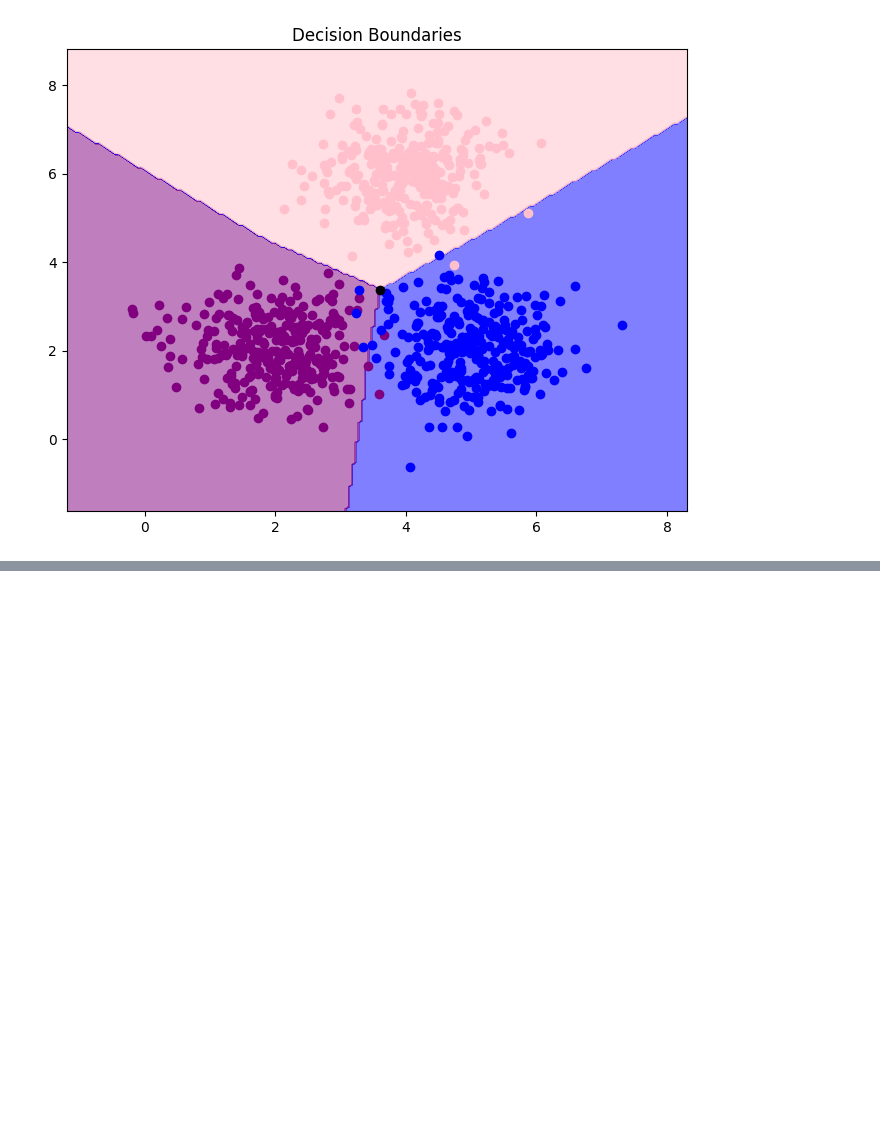
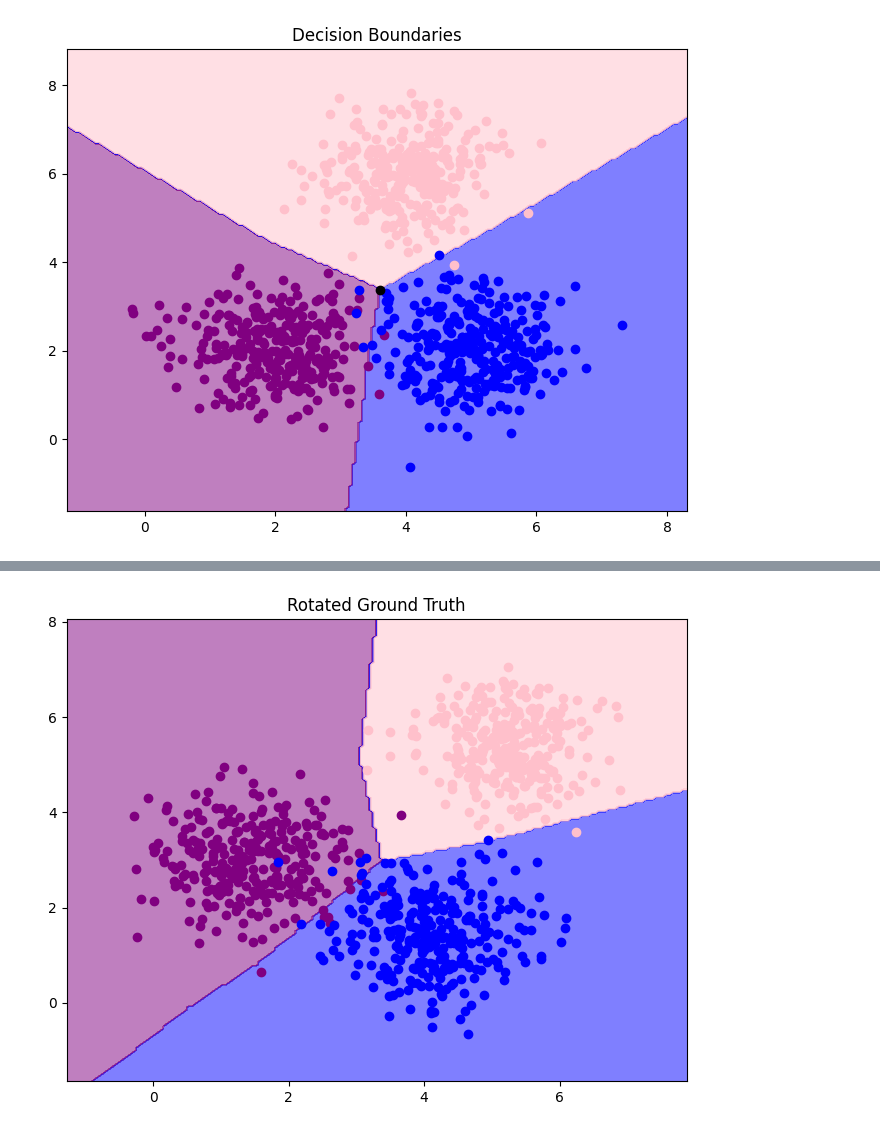
Before and after one commit to skylarqian/MLonlinemath, a Jupyter notebook: creatingweights.ipynb, the cells around one changed output, grey strips where cells are left out. Saved outputs shown, nothing was run; the diff lists cells and outputs as text; code cells hidden in the pictures; blank space fills up the shorter version.

Commit message:
added rotation ability both by boundary and by mean

```diff
--- a/creatingweights.ipynb
+++ b/creatingweights.ipynb
@@ -198,0 +202,88 @@ plt.show()
+# %%
+#rotation with new cluster generation
+
+# complete copy and paste from initial generation
+# parameters for Gaussian clusters
+def rotate_point(x, y, x_center, y_center, angle):
+    #rotate anticlockwise
+    angle_rad = np.deg2rad(-angle)
+
+    # Shift to origin
+    x -= x_center
+    y -= y_center
+
+    # Apply rotation
+    x_new = x * np.cos(angle_rad) - y * np.sin(angle_rad)
+    y_new = x * np.sin(angle_rad) + y * np.cos(angle_rad)
+
+    # Shift back
+    return [x_new + x_center, y_new + y_center]
+cov = [[.5, 0], [0, .5]]  # covariance matrix
+mean1rotated = rotate_point(mean1[0], mean1[1], intersect_x, intersect_y, angle)
+mean2rotated = rotate_point(mean2[0], mean2[1], intersect_x, intersect_y, angle)
+mean3rotated = rotate_point(mean3[0], mean3[1], intersect_x, intersect_y, angle)
+size = 300      # points/cluster
+
+# Generate the data for each cluster
+cluster1rotate = np.random.multivariate_normal(mean1rotated, cov, size)
+cluster2rotate = np.random.multivariate_normal(mean2rotated, cov, size)
+cluster3rotate = np.random.multivariate_normal(mean3rotated, cov, size)
+
+#create the model
+modelrotate = Sequential([
+    Dense(8, activation='relu', input_shape=(2,)),
+    Dense(3, activation='softmax')  # Output layer for 3-class classification
+])
+
+modelrotate.compile(optimizer='adam', loss='sparse_categorical_crossentropy', metrics=['accuracy'])
+
+#train the model
+zeros = np.zeros((cluster1rotate.shape[0], 1))
+cluster1wanswerrotate = np.hstack((cluster1rotate, zeros))
+
+ones = np.full((cluster2rotate.shape[0], 1), 1)
+cluster2wanswerrotate = np.hstack((cluster2rotate, ones))
+
+twos = np.full((cluster3rotate.shape[0], 1), 2)
+cluster3wanswerrotate = np.hstack((cluster3rotate, twos))
+everythingrotate = np.concatenate((cluster1wanswerrotate, cluster2wanswerrotate, cluster3wanswerrotate))
+np.random.shuffle(everythingrotate)
+Xrotate = everythingrotate[:, 0:2]
+yrotate = everythingrotate[:, 2]
+
+modelrotate.fit(Xrotate, yrotate, epochs=50, batch_size=10)
+
+#get accuracy of model
+loss, accuracy = modelrotate.evaluate(Xrotate, yrotate, verbose=0)
+print("Accuracy:", accuracy)
+
+#Create decision boundary
+# Step 1: Create a meshgrid over the input space
+h = 0.05  # step size in the mesh
+x_minrotate, x_maxrotate = Xrotate[:, 0].min() - 1, Xrotate[:, 0].max() + 1
+y_minrotate, y_maxrotate = Xrotate[:, 1].min() - 1, Xrotate[:, 1].max() + 1
+xxrotate, yyrotate = np.meshgrid(np.arange(x_minrotate, x_maxrotate, h),
+                     np.arange(y_minrotate, y_maxrotate, h))
+
+# Step 2: Predict the class for each point in the grid
+gridrotate = np.c_[xxrotate.ravel(), yyrotate.ravel()]
+Zrotate = modelrotate.predict(gridrotate)
+Zrotate = np.argmax(Zrotate, axis=1)
+Zrotate = Zrotate.reshape(xxrotate.shape)
+
+# Step 3: Plot the decision boundary
+custom_cmap = ListedColormap(["purple", "blue", "pink"])
+plt.figure(figsize=(8, 6))
+plt.contourf(xxrotate, yyrotate, Zrotate, cmap=custom_cmap, alpha=0.5)
+
+plt.scatter(cluster1rotate[:,0], cluster1rotate[:,1], color="purple", label="cluster 1 rotated")
+plt.scatter(cluster2rotate[:,0], cluster2rotate[:,1], color="blue", label="cluster 2 rotated")
+plt.scatter(cluster3rotate[:,0], cluster3rotate[:,1], color="pink", label="cluster 3 rotated")
+plt.title("Rotated Ground Truth")
+
+plt.figure()
+plt.scatter(cluster1[:,0], cluster1[:,1], color="purple", label="cluster 1")
+plt.scatter(cluster2[:,0], cluster2[:,1], color="blue", label="cluster 2")
+plt.scatter(cluster3[:,0], cluster3[:,1], color="pink", label="cluster 3")
+plt.title("Ground Truth")
+# %% [output]
@@ -198,0 +308 @@ plt.show()
+[figure, added]
```
Also changed, not shown: parts of 3 cells of this notebook.
